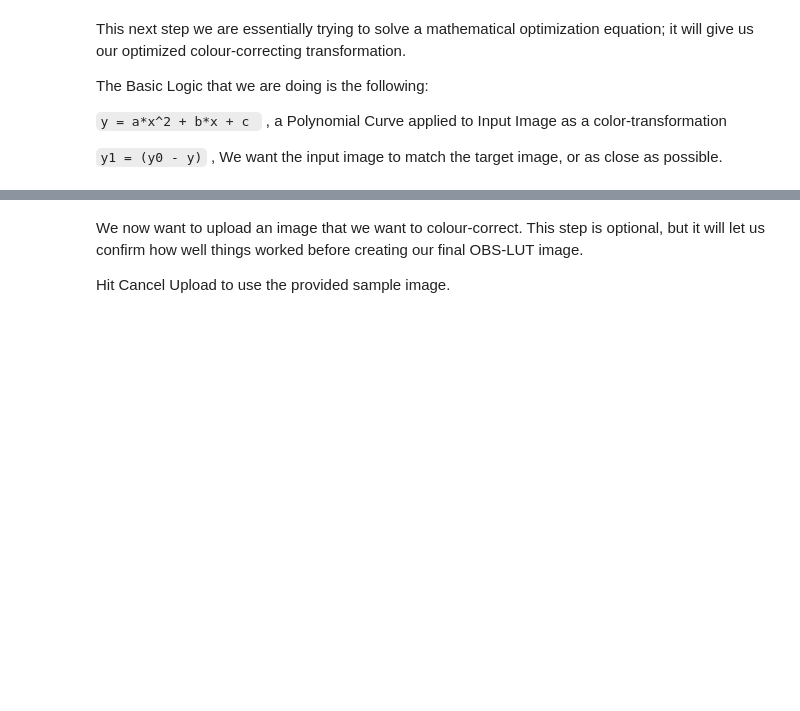
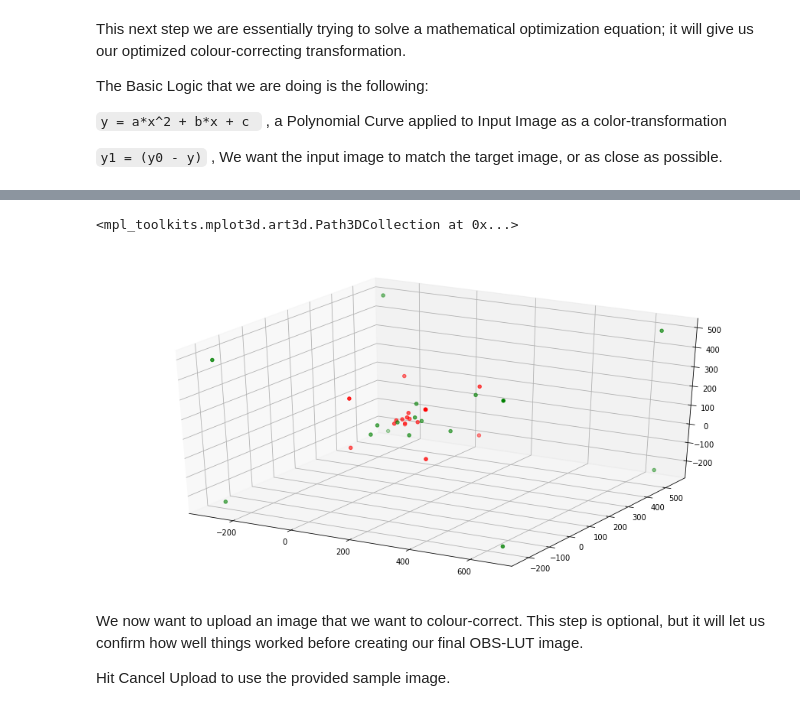
Before and after one commit to steveseguin/color-grading, a Jupyter notebook: colab.ipynb, the cells around one changed output, grey strips where cells are left out. Saved outputs shown, nothing was run; the diff lists cells and outputs as text; code cells hidden in the pictures; blank space fills up the shorter version.

```diff
--- a/colab.ipynb
+++ b/colab.ipynb
@@ -156 +160,74 @@ G error: 10.655860494993608
 B error: 9.440160572516575
+# %%
+# The previous code block was a set of 1-D regressive linear functions
+# This code block tho is a set of 3-D regressive linear functions.
+# Kinda like: R = R0*G0*B0*a, G = R0*G0*B0*b, B = R0*G0*B0*c
+# More unstable, but may work better with complex color-modified sources
+# THIS IS ALSO A LOT SLOWER.
+
+grid = np.linspace(0,255, 2)
+rainbow = np.zeros((len(grid)*len(grid)*len(grid),3))
+ccc = 0
+for r in grid:
+  for g in grid:
+    for b in grid:
+      rainbow[ccc,0]=r
+      rainbow[ccc,1]=g
+      rainbow[ccc,2]=b
+      ccc+=1
+
+wrong0 = np.vstack((wrong,rainbow))
+
+for rgb in range(3):
+  p = np.poly1d(poly[rgb])
+  print("PRE range:",np.min(rainbow[:,rgb]),"-",np.max(rainbow[:,rgb]))
+  rainbow[:,rgb] = p(rainbow[:,rgb])
+  print("POST range:",np.min(rainbow[:,rgb]),"-",np.max(rainbow[:,rgb]))
+  print()
+
+
+right0 = np.vstack((right,rainbow))
+
+r1 = np.ravel(wrong0)[0::3].astype(np.float32, copy=False)  # wrong
+g1 = np.ravel(wrong0)[1::3].astype(np.float32, copy=False)
+b1 = np.ravel(wrong0)[2::3].astype(np.float32, copy=False)
+
+r0 = np.ravel(right0)[0::3].astype(np.float32, copy=False)  # right
+g0 = np.ravel(right0)[1::3].astype(np.float32, copy=False)
+b0 = np.ravel(right0)[2::3].astype(np.float32, copy=False)
+
+rgb = np.array([r1,g1,b1])
+
+coes = {}
+def polyfit3d(rgb,pp,x0):
+    degrees = [(i, j, k) for i in range(pp) for j in range(pp) for k in range(pp)]  # list of monomials x**i * y**j to use
+    matrix = np.stack([np.prod(rgb.T**d, axis=1) for d in degrees], axis=-1)   # stack monomials like columns
+    coeff = np.linalg.lstsq(matrix, x0)[0]    # lstsq returns some additional info we ignore
+    print("Coefficients", coeff)    # in the same order as the monomials listed in "degrees"
+    fit = np.dot(matrix, coeff)
+    #print(np.sqrt(np.mean((x0-fit)**2)))
+    return coeff
+
+def poly3d(rgb,coeff,pp):
+    degrees = [(i, j, k) for i in range(pp) for j in range(pp) for k in range(pp)]  # list of monomials x**i * y**j to use
+    matrix = np.stack([np.prod(rgb.T**d, axis=1) for d in degrees], axis=-1)   # stack monomials like columns
+    fit = np.dot(matrix, coeff)
+    return fit
+
+ppp=2
+coes[0] = polyfit3d(rgb,ppp,r0)
+coes[1] = polyfit3d(rgb,ppp,g0)
+coes[2] = polyfit3d(rgb,ppp,b0)
+
+rgb0 = np.array([poly3d(rgb,coes[0],ppp),poly3d(rgb,coes[1],ppp), poly3d(rgb,coes[2],ppp)])
+
+from mpl_toolkits.mplot3d import axes3d
+import scipy as sp
+import scipy.interpolate
+
+fig = plt.figure(figsize=(12,6))
+ax = axes3d.Axes3D(fig)
+
+ax.scatter3D(rgb0[0],rgb0[1],rgb0[2], c='g')
+ax.scatter3D(rgb[0],rgb[1],rgb[2], c='r')
+# %% [output]
@@ -157,3 +249,5 @@ B error: 9.440160572516575
+<mpl_toolkits.mplot3d.art3d.Path3DCollection at 0x...>
+[figure, added]
 # %% [markdown]
 We now want to upload an image that we want to colour-correct. This step is optional, but it will let us confirm how well things worked before creating our final OBS-LUT image.
 
```
Also changed, not shown: parts of 11 cells of this notebook.
